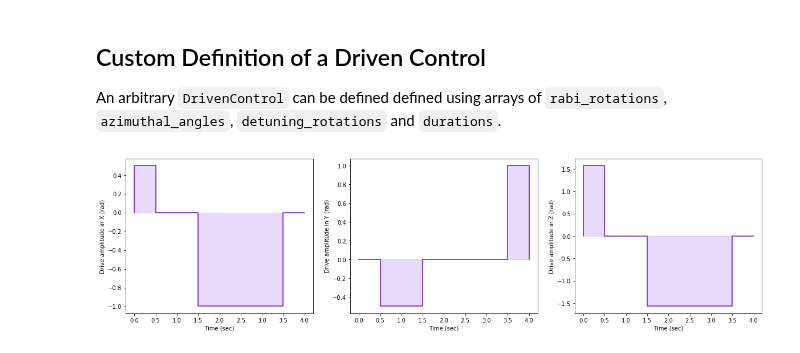
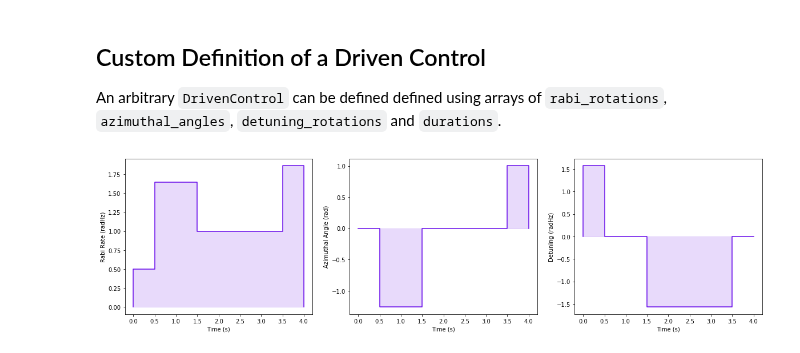
Before and after one commit to qctrl/open-controls, a Jupyter notebook: examples/creating_a_driven_control.ipynb, the cells around one changed output. Cells and saved outputs as stored; diff of their text form; code cells hidden in the pictures.

```diff
--- a/examples/creating_a_driven_control.ipynb
+++ b/examples/creating_a_driven_control.ipynb
@@ -192,35 +188,36 @@ _detunings = [np.pi/2, 0, -np.pi/2, 0]
 _durations = [0.5, 1, 2, 0.5]
 _name = 'Custon Driven Control'
 
 custom_driven_control = DrivenControl(rabi_rates=_rabi_rates,
                                       azimuthal_angles=_azimuthal_angles,
                                       detunings=_detunings,
+                                      durations=_durations,
                                       name=_name)
 
 ## let us plot and verify
-formatted_plot_data = bb1_x.get_plot_formatted_arrays(coordinates='cylindrical')
+formatted_plot_data = custom_driven_control.get_plot_formatted_arrays(coordinates='cylindrical')
 rabi_rates, azimuthal_angles, detunings, times = (formatted_plot_data['rabi_rates'],
                                                    formatted_plot_data['azimuthal_angles'],
                                                    formatted_plot_data['detunings'],
                                                    formatted_plot_data['times'])
 
 figure, (x_axis, y_axis, z_axis) = plt.subplots(1, 3, figsize=(20,5))
 
-x_axis.fill_between(times, x_amplitudes, 0, alpha=0.15, color='#680cea')
+x_axis.fill_between(times, rabi_rates, 0, alpha=0.15, color='#680cea')
 x_axis.plot(times, rabi_rates, color='#680cea')
 x_axis.set_xlabel('Time (s)')
 x_axis.set_ylabel('Rabi Rate (radHz)')
 
 y_axis.fill_between(times, azimuthal_angles, 0, alpha=0.15, color='#680cea')
-y_axis.plot(times, y_amplitudes, color='#680cea')
+y_axis.plot(times, azimuthal_angles, color='#680cea')
 y_axis.set_xlabel('Time (s)')
 y_axis.set_ylabel('Azimuthal Angle (rad)')
 
 z_axis.fill_between(times, detunings, 0, alpha=0.15, color='#680cea')
-z_axis.plot(times, z_amplitudes, color='#680cea')
+z_axis.plot(times, detunings, color='#680cea')
 z_axis.set_xlabel('Time (s)')
 z_axis.set_ylabel('Detuning (radHz)')
 
 plt.show()
 # %% [output]
-[figure, old version]
+[figure, new version]
```
Also changed, not shown: parts of 3 cells of this notebook, 1 other file.
